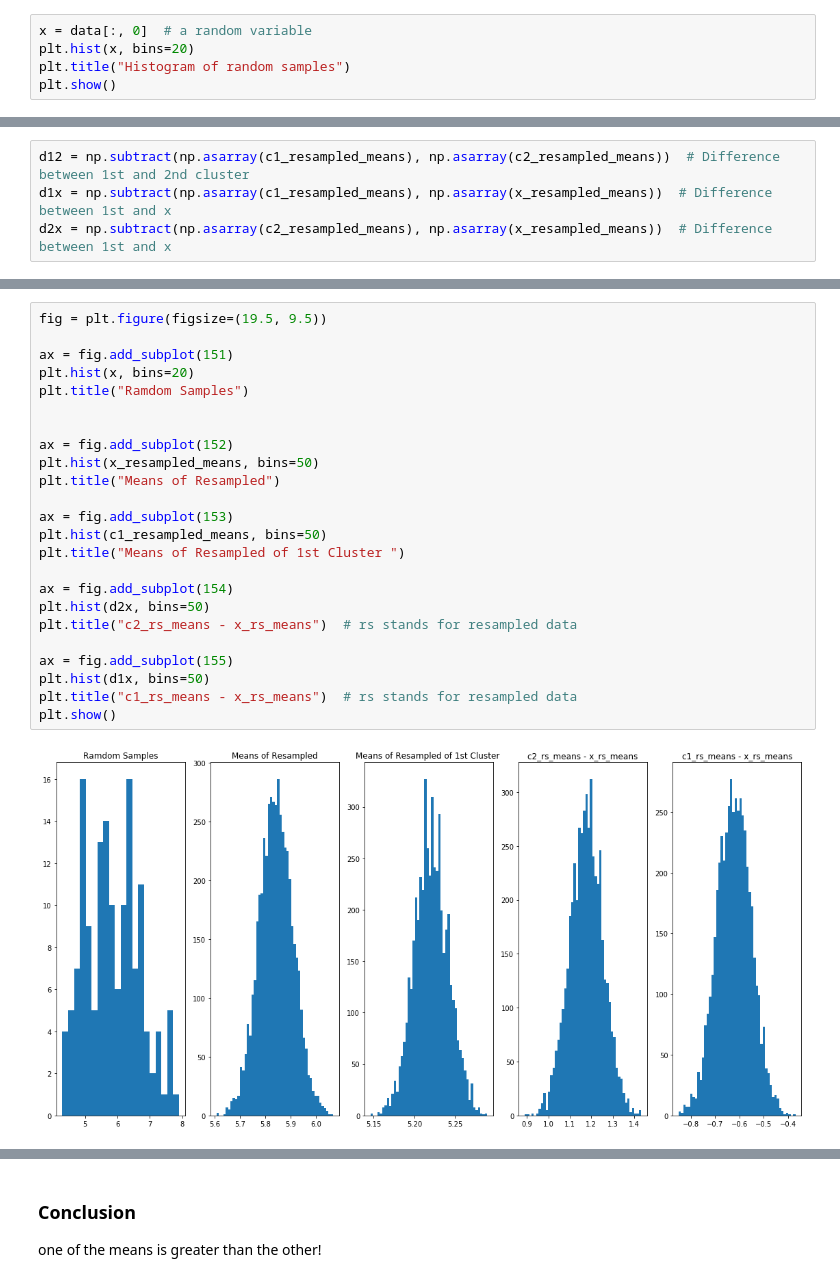
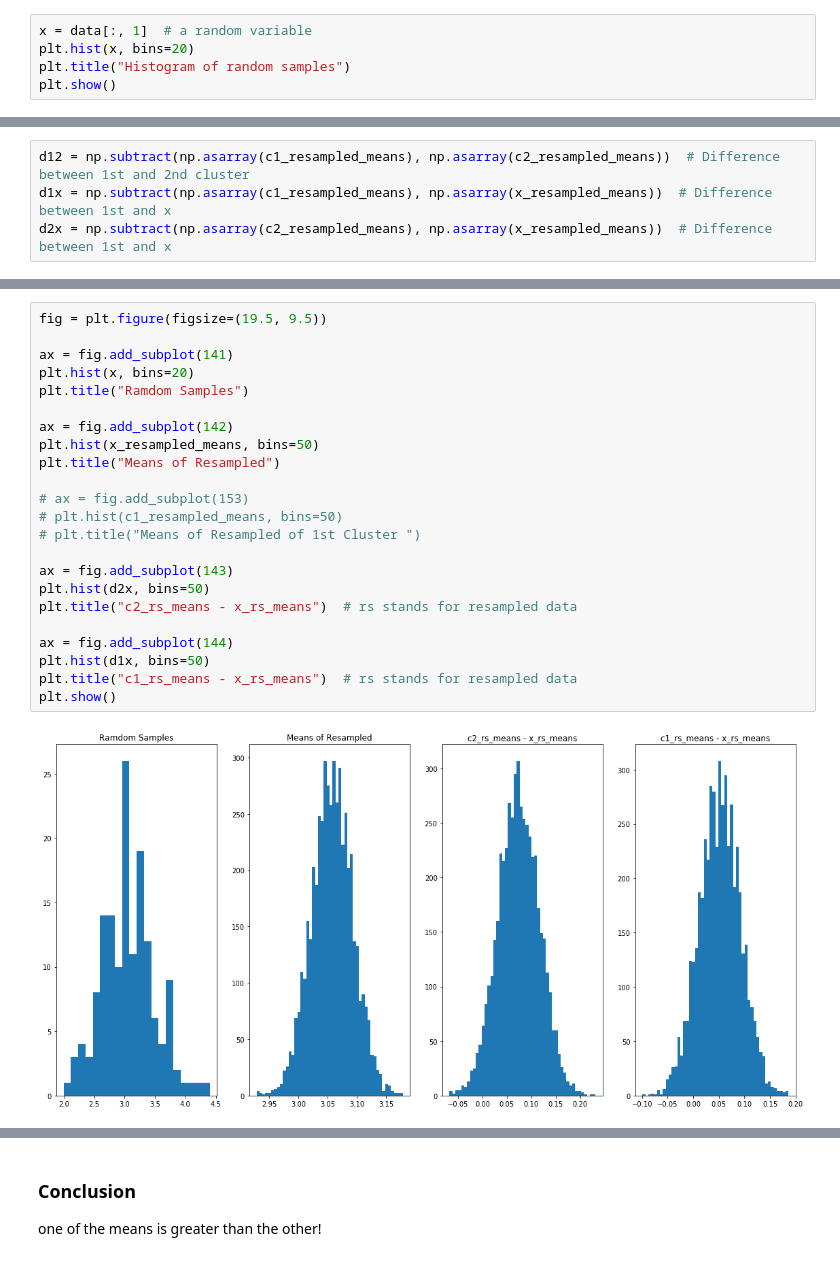
Before and after one commit to Sorooshi/Modern-Method-of-data-Analysis, a Jupyter notebook: Mag19_07October_Bootstrapping.ipynb, the cells around one changed output, grey strips where cells are left out. Drawn from its saved outputs; the diff is of its cells as text.

```diff
--- a/Mag19_07October_Bootstrapping.ipynb
+++ b/Mag19_07October_Bootstrapping.ipynb
@@ -14,7 +14,7 @@ iris = datasets.load_iris()
 data = iris.data
 targets = iris.target
 # %%
-x = data[:, 0]  # a random variable
+x = data[:, 1]  # a random variable
 plt.hist(x, bins=20)
 plt.title("Histogram of random samples")
 plt.show()
@@ -225,27 +227,26 @@ plt.show()
 # %%
 fig = plt.figure(figsize=(19.5, 9.5))
 
-ax = fig.add_subplot(151)
+ax = fig.add_subplot(141)
 plt.hist(x, bins=20)
 plt.title("Ramdom Samples")
 
-
-ax = fig.add_subplot(152)
+ax = fig.add_subplot(142)
 plt.hist(x_resampled_means, bins=50)
 plt.title("Means of Resampled")
 
-ax = fig.add_subplot(153)
-plt.hist(c1_resampled_means, bins=50)
-plt.title("Means of Resampled of 1st Cluster ")
+# ax = fig.add_subplot(153)
+# plt.hist(c1_resampled_means, bins=50)
+# plt.title("Means of Resampled of 1st Cluster ")
 
-ax = fig.add_subplot(154)
+ax = fig.add_subplot(143)
 plt.hist(d2x, bins=50)
 plt.title("c2_rs_means - x_rs_means")  # rs stands for resampled data
 
-ax = fig.add_subplot(155)
+ax = fig.add_subplot(144)
 plt.hist(d1x, bins=50)
 plt.title("c1_rs_means - x_rs_means")  # rs stands for resampled data
 plt.show()
 # %% [output]
-[figure, old version]
+[figure, new version]
 # %%
```
Also changed, not shown: parts of 14 cells of this notebook.
